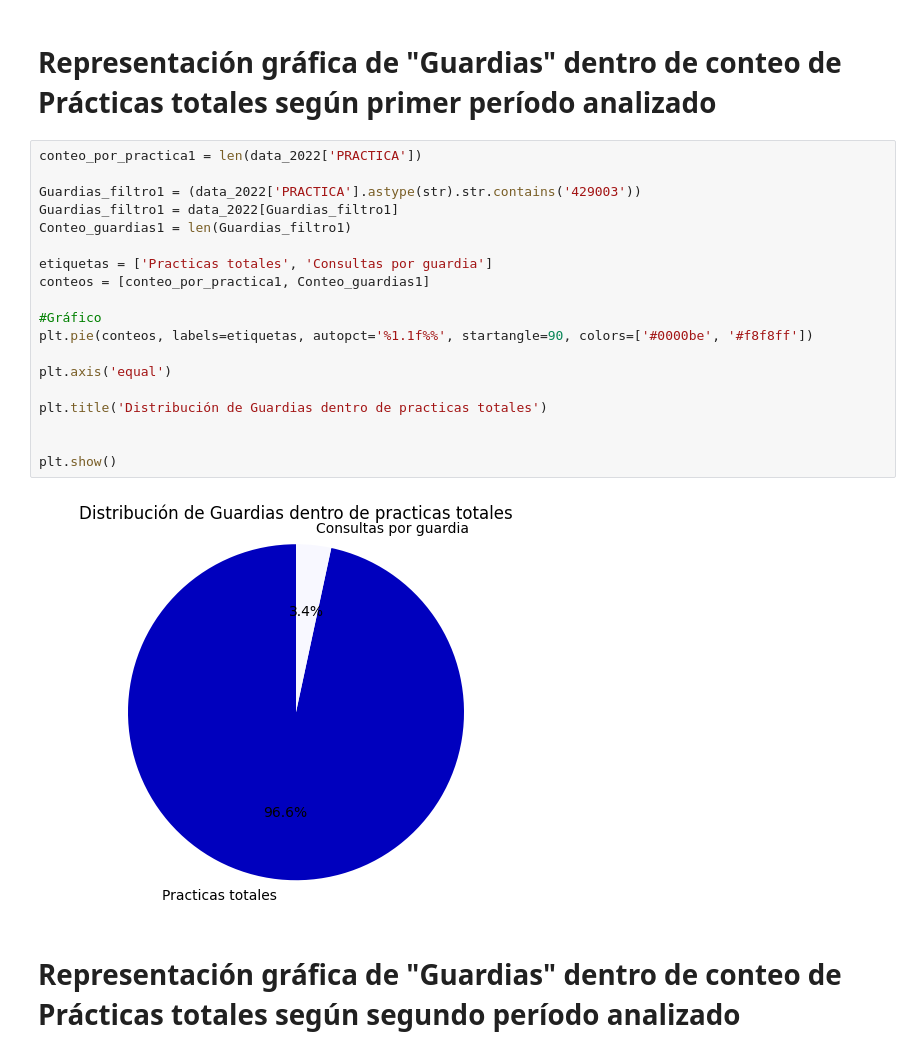
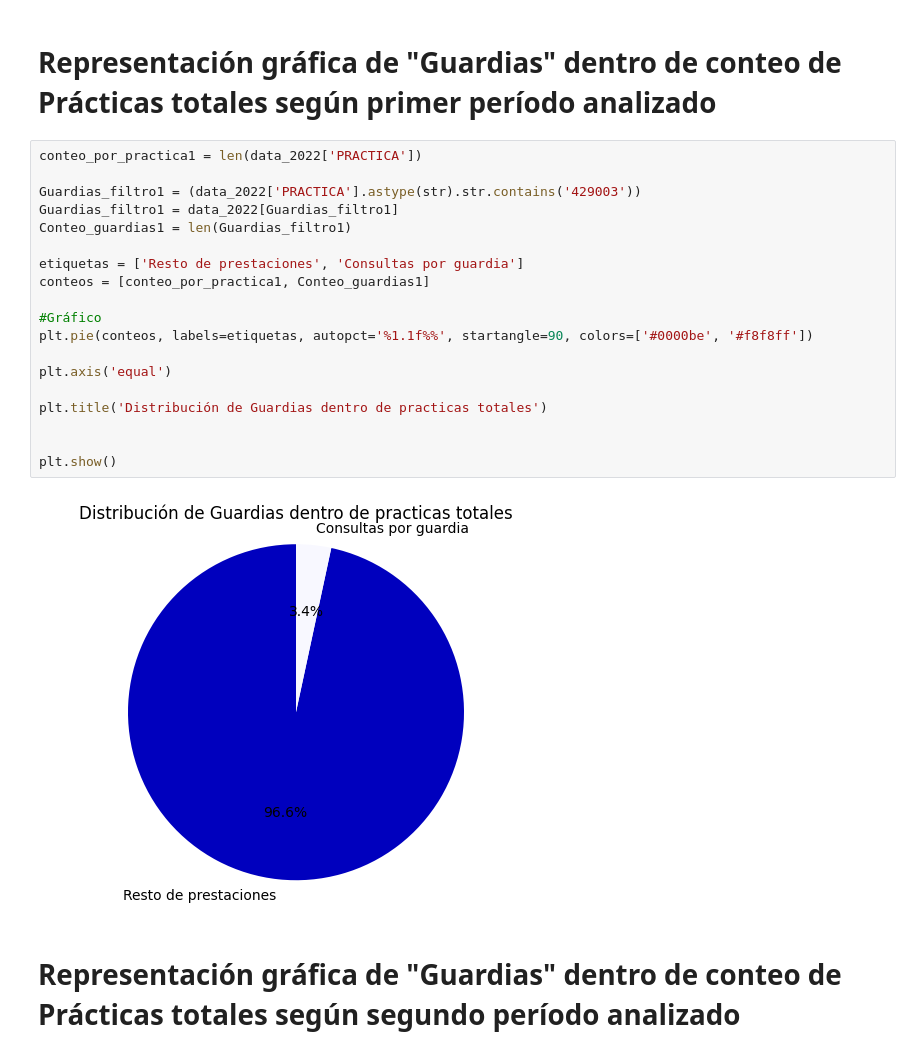
Before and after one commit to Smagali/Tps, a Jupyter notebook: PAMI_PP.ipynb, the cells around one changed output. Saved outputs shown, nothing was run; the diff lists cells and outputs as text.

```diff
--- a/PAMI_PP.ipynb
+++ b/PAMI_PP.ipynb
@@ -240,24 +240,24 @@ plt.show()
 # %%
 conteo_por_practica1 = len(data_2022['PRACTICA'])
 
 Guardias_filtro1 = (data_2022['PRACTICA'].astype(str).str.contains('429003'))
 Guardias_filtro1 = data_2022[Guardias_filtro1]
 Conteo_guardias1 = len(Guardias_filtro1)
 
-etiquetas = ['Practicas totales', 'Consultas por guardia']
+etiquetas = ['Resto de prestaciones', 'Consultas por guardia']
 conteos = [conteo_por_practica1, Conteo_guardias1]
 
 #Gráfico
 plt.pie(conteos, labels=etiquetas, autopct='%1.1f%%', startangle=90, colors=['#0000be', '#f8f8ff'])
 
 plt.axis('equal')
 
 plt.title('Distribución de Guardias dentro de practicas totales')
 
 
 plt.show()
 # %% [output]
-[figure, old version]
+[figure, new version]
 # %% [markdown]
 # **Representación gráfica de "Guardias" dentro de conteo de Prácticas totales según segundo período analizado**
 # %%
```
Also changed, not shown: parts of 3 cells of this notebook.
